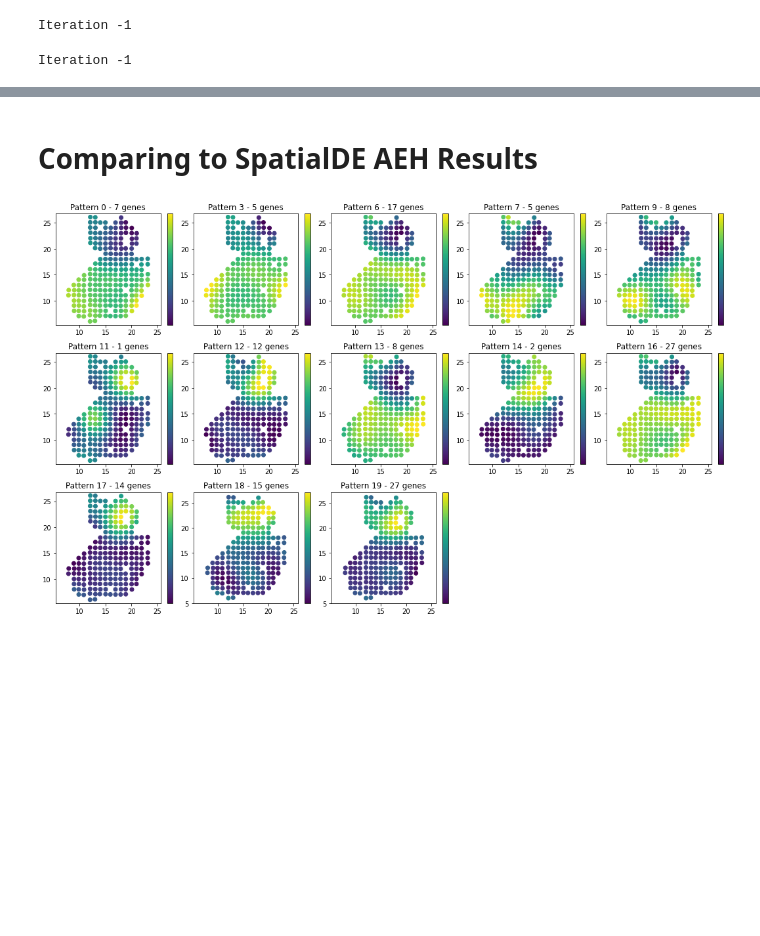
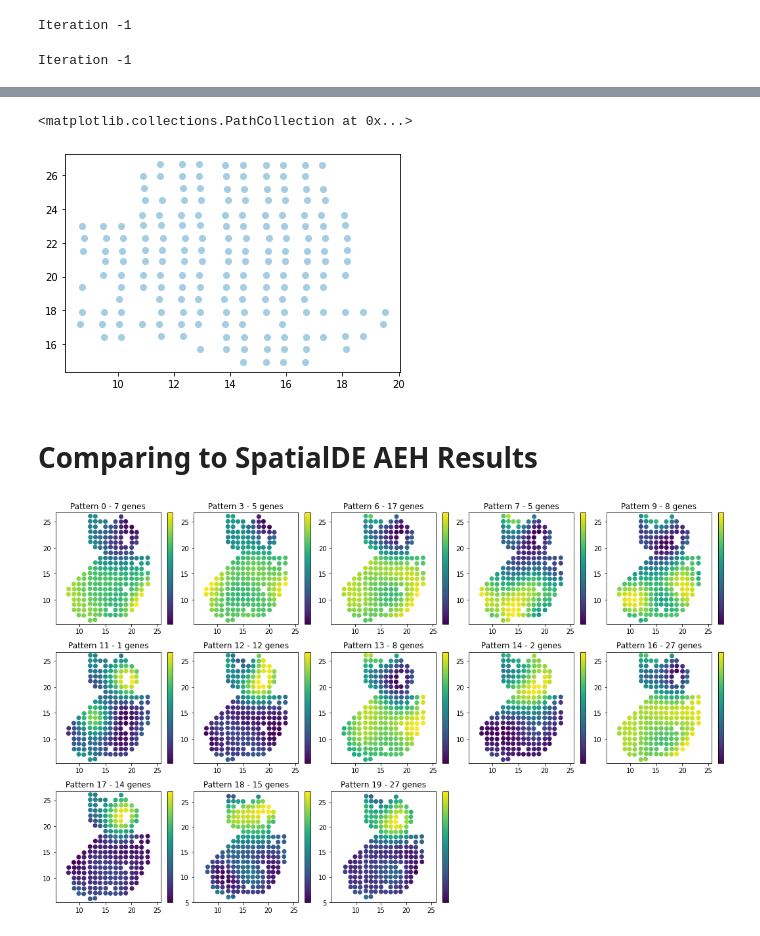
Before and after one commit to alam-shahul/popari, a Jupyter notebook: SpiceMix/analyze_results.ipynb, the cells around one changed output, grey strips where cells are left out. Cells and saved outputs as stored; diff of their text form; code cells hidden in the pictures; blank space fills up the shorter version.

```diff
--- a/SpiceMix/analyze_results.ipynb
+++ b/SpiceMix/analyze_results.ipynb
@@ -126,0 +174,4 @@ WARNING:matplotlib.legend:No handles with labels found to put in legend.
+# %%
+spatiotemporal_cardiac_dataframe = pd.read_csv("../../../Developmental_heart/data/ST_heart_spot_data.csv")
+np.unique(spatiotemporal_cardiac_dataframe["image"])
+spatiotemporal_cardiac_dataframe
@@ -127,3 +192,9 @@ WARNING:matplotlib.legend:No handles with labels found to put in legend.
+# %%
+x, y = spatiotemporal_cardiac_dataframe[spatiotemporal_cardiac_dataframe["image"] == "9_CN74_C1_HE"][["x", "y"]].T.values / 1000
+plt.scatter(x,y)
+# %% [output]
+<matplotlib.collections.PathCollection at 0x...>
+[figure, added]
 # %% [markdown]
 # Comparing to SpatialDE AEH Results
 # %%
```
Also changed, not shown: parts of 19 cells of this notebook, 12 other files.
